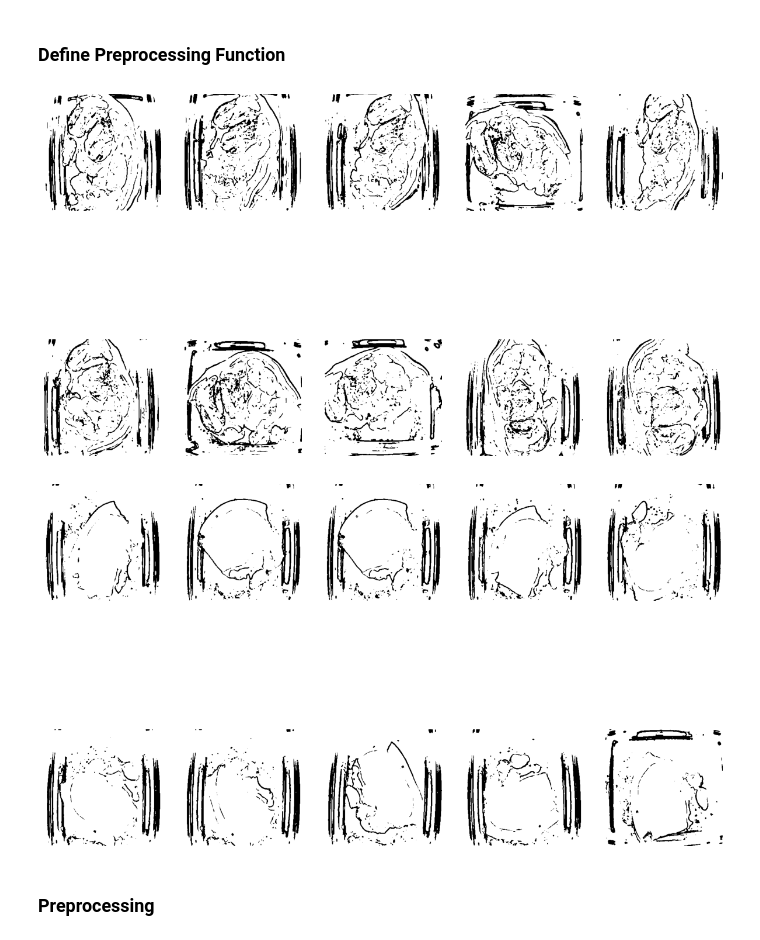
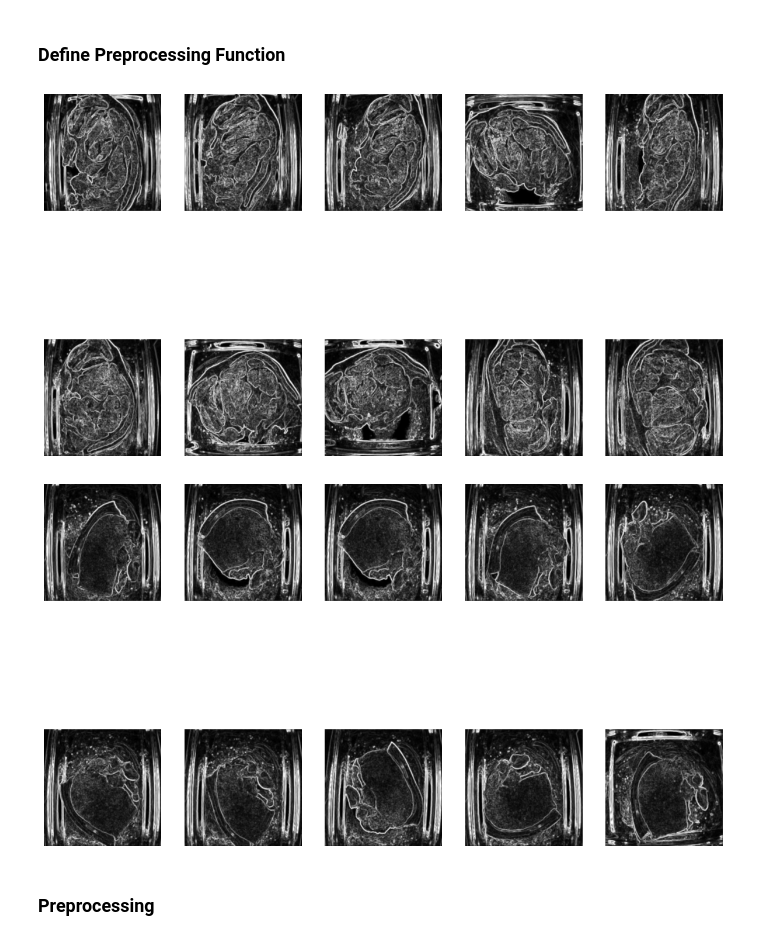
Before and after one commit to Yurian20/Project-PCD-24, a Jupyter notebook: Percobaan2.ipynb, the cells around one changed output. Saved outputs shown, nothing was run; the diff lists cells and outputs as text; code cells hidden in the pictures.

```diff
--- a/Percobaan2.ipynb
+++ b/Percobaan2.ipynb
@@ -127,8 +127,8 @@ Jumlah data setelah augmentasi: 288
 #     equ = cv.equalizeHist(gray)
 #     return equ
 
-gray = cv.cvtColor(data[0], cv.COLOR_RGB2GRAY)
-
+def grayscale(image):
+    return cv.cvtColor(image, cv.COLOR_RGB2GRAY)
 
 def equalization(image):
     frequent = {}
@@ -184,46 +184,31 @@ def sobel(gray):
 
 def gaussian_blur(image, kernel_size=5):
     return cv.GaussianBlur(image, (kernel_size, kernel_size), 0)
-
-def threshold(image, batas):
-    hasil = np.copy(image)
-    hasil[hasil>=batas] = 255
-    hasil[hasil<batas] = 0
-
-    for i in range(hasil.shape[0]):
-        for j in range(hasil.shape[1]):
-            if(hasil[i][j]==0):
-                hasil[i][j]=255
-            else:
-                hasil[i][j]=0
-    return hasil
 # %%
 fresh_images = []
 spoiled_images = []
 
 for i in range(len(data)):
     if datalabel[i].lower() == 'fresh' and len(fresh_images) < 10:
-        gray = cv.cvtColor(data[i], cv.COLOR_RGB2GRAY)
+        gray = grayscale(data[i])
         edge = sobel(gray)
         blur = gaussian_blur(edge, kernel_size=5)
-        thresh = threshold(blur, 128)
-        fresh_images.append(thresh)
+        fresh_images.append(blur)
 
     elif datalabel[i].lower() == 'spoiled' and len(spoiled_images) < 10:
-        gray = cv.cvtColor(data[i], cv.COLOR_RGB2GRAY)
+        gray = grayscale(data[i])
         edge = sobel(gray)
         blur = gaussian_blur(edge, kernel_size=5)
-        thresh = threshold(blur,128)
-        spoiled_images.append(thresh)
+        spoiled_images.append(blur)
 
     if len(fresh_images) >= 10 and len(spoiled_images) >= 10:
         break
 
 displayImg(2, 5, fresh_images)
 displayImg(2, 5, spoiled_images)
 # %% [output]
-[figure, old version]
+[figure, new version]
-[figure, old version]
+[figure, new version]
 # %% [markdown]
 ### Preprocessing
 # %%
```
Also changed, not shown: parts of 7 cells of this notebook, 8 other files.
